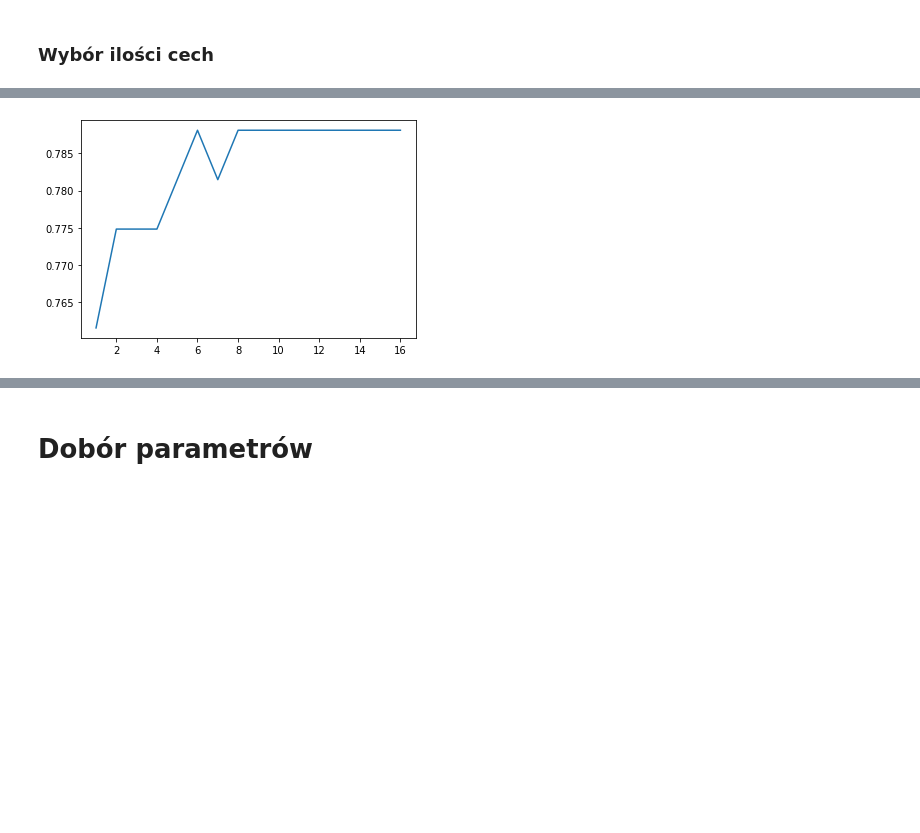
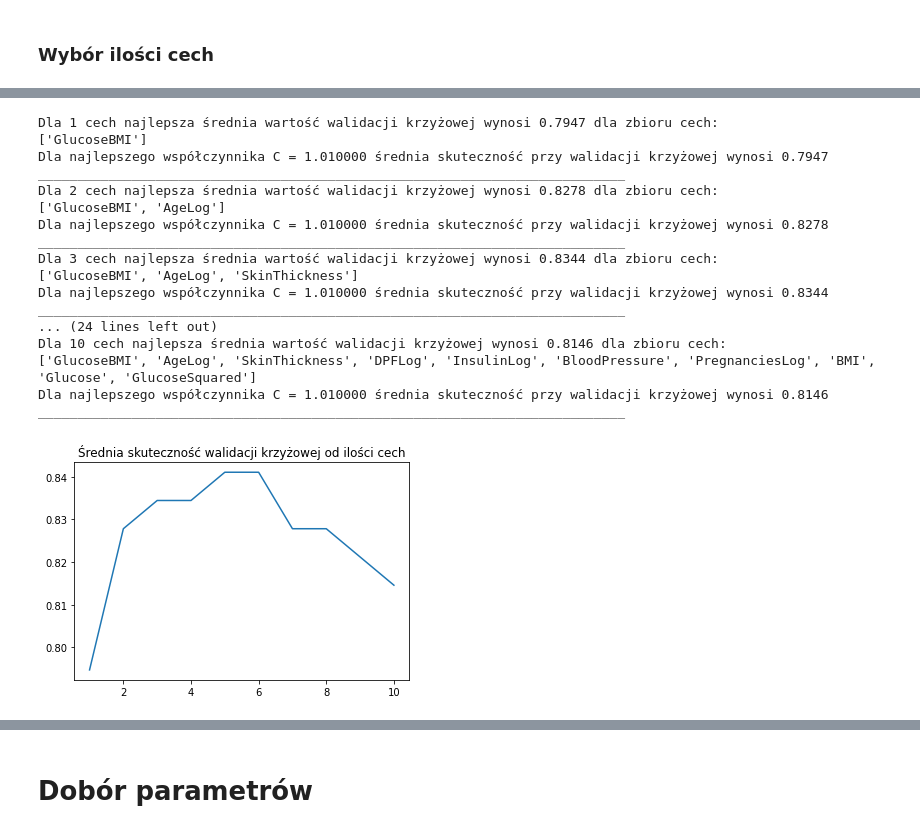
Before and after one commit to isso1550/analiza23_medycyna, a Jupyter notebook: Model.ipynb, the cells around one changed output, grey strips where cells are left out. Drawn from its saved outputs; the diff is of its cells as text; code cells hidden in the pictures; blank space fills up the shorter version.

```diff
--- a/Model.ipynb
+++ b/Model.ipynb
@@ -87,0 +67,8 @@ X['SkinThicknessBMI'] = X['BMI'] * X['SkinThickness']
+# %%
+X['GlucoseSquared'] = X['Glucose'].apply(lambda x: x**2)
+X['GlucoseBMI'] = X['Glucose'] * X['BMI']
+
+X['PregnanciesLog'] = X['Pregnancies'].apply(lambda x:log(x) if(x>0) else 0)
+X['DPFLog'] = X['DiabetesPedigreeFunction'].apply(lambda x:log(x) if(x>0) else 0)
+X['InsulinLog'] = X['Insulin'].apply(lambda x:log(x) if(x>0) else 0)
+X['AgeLog'] = X['Age'].apply(lambda x:log(x) if(x>0) else 0)
@@ -178,6 +149,0 @@ ___________________________________________________________________________
-# %%
-plt.figure()
-plt.plot(feature_numbers, cv_scores)
-plt.show()
-# %% [output]
-[figure, removed]
@@ -186,0 +150,25 @@ features = ['GlucoseBMI', 'BMI', 'SkinThickness', 'DiabetesPedigreeFunction', 'I
+# %%
+feature_numbers, cv_scores = greedyFeaturesSearch(X_train, y_train, X_val, y_val)
+plt.figure()
+plt.plot(feature_numbers, cv_scores)
+plt.title("Średnia skuteczność walidacji krzyżowej od ilości cech")
+plt.show()
+# %% [output]
+Dla 1 cech najlepsza średnia wartość walidacji krzyżowej wynosi 0.7947 dla zbioru cech:
+['GlucoseBMI']
+Dla najlepszego współczynnika C = 1.010000 średnia skuteczność przy walidacji krzyżowej wynosi 0.7947
+___________________________________________________________________________
+Dla 2 cech najlepsza średnia wartość walidacji krzyżowej wynosi 0.8278 dla zbioru cech:
+['GlucoseBMI', 'AgeLog']
+Dla najlepszego współczynnika C = 1.010000 średnia skuteczność przy walidacji krzyżowej wynosi 0.8278
+___________________________________________________________________________
+Dla 3 cech najlepsza średnia wartość walidacji krzyżowej wynosi 0.8344 dla zbioru cech:
+['GlucoseBMI', 'AgeLog', 'SkinThickness']
+Dla najlepszego współczynnika C = 1.010000 średnia skuteczność przy walidacji krzyżowej wynosi 0.8344
+___________________________________________________________________________
+... (24 lines left out)
+Dla 10 cech najlepsza średnia wartość walidacji krzyżowej wynosi 0.8146 dla zbioru cech:
+['GlucoseBMI', 'AgeLog', 'SkinThickness', 'DPFLog', 'InsulinLog', 'BloodPressure', 'PregnanciesLog', 'BMI', 'Glucose', 'GlucoseSquared']
+Dla najlepszego współczynnika C = 1.010000 średnia skuteczność przy walidacji krzyżowej wynosi 0.8146
+___________________________________________________________________________
+[figure, added]
```
Also changed, not shown: parts of 55 cells of this notebook.
